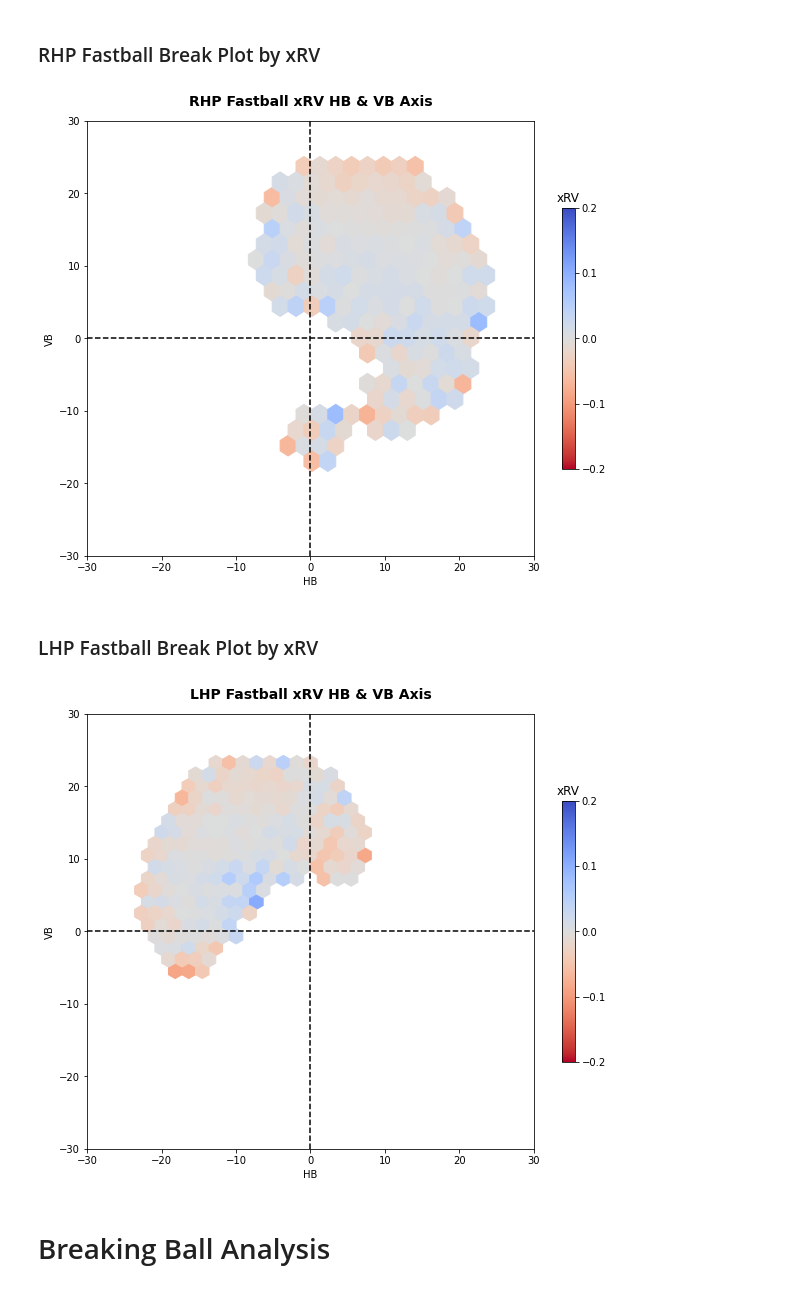
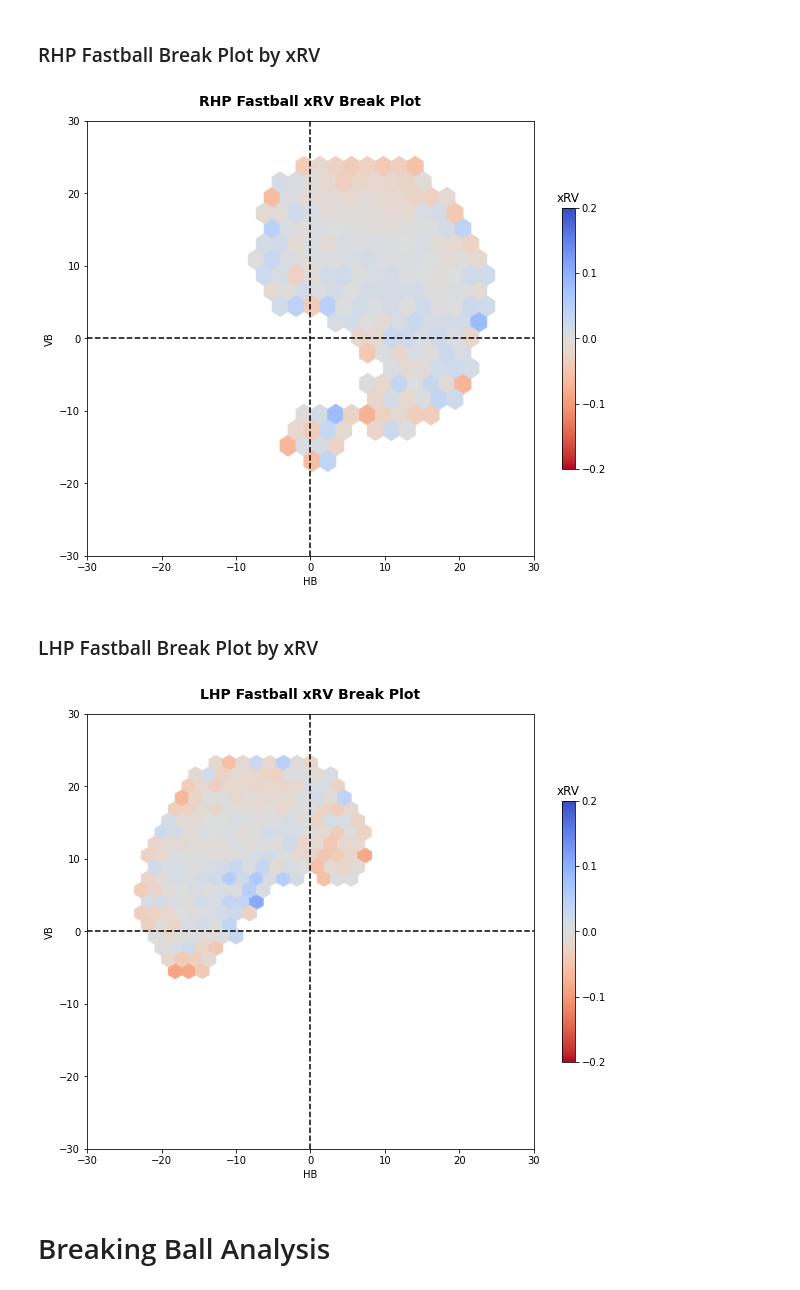
Before and after one commit to anthonyzurke/RVmodel, a Jupyter notebook: notebooks/analysis-rv.ipynb, the cells around one changed output. Saved outputs shown, nothing was run; the diff lists cells and outputs as text; code cells hidden in the pictures.

```diff
--- a/notebooks/analysis-rv.ipynb
+++ b/notebooks/analysis-rv.ipynb
@@ -263,14 +263,14 @@ See Full Dataframe in Mito
 # %%
 plt.figure(figsize = (10, 8))
 plt.hexbin(rhp_fb['pfx_x'], rhp_fb['pfx_z'], C = rhp_fb['xRV'], cmap = 'coolwarm_r',
            mincnt = 10, gridsize = 20)
 cb = plt.colorbar(ticks = [-.2,-.1, 0, .1, .2], shrink = .6)
 cb.ax.set_title('xRV'), plt.clim(-.2, .2)
 plt.xlabel('HB'), plt.ylabel('VB'), plt.xlim(-30, 30), plt.ylim(-30, 30)
 plt.axhline(0, color = 'black', ls = '--'), plt.axvline(0, color = 'black', ls = '--')
-plt.title('RHP Fastball xRV HB & VB Axis', fontsize = 14, fontweight = 'bold', pad = 15);
+plt.title('RHP Fastball xRV Break Plot', fontsize = 14, fontweight = 'bold', pad = 15);
 # %% [output]
-[figure, old version]
+[figure, new version]
 # %% [markdown]
 ### LHP Fastball Break Plot by xRV
 # %%
@@ -282,9 +282,9 @@ cb = plt.colorbar(ticks = [-.2,-.1, 0, .1, .2], shrink = .6)
 cb.ax.set_title('xRV'), plt.clim(-.2, .2)
 plt.xlabel('HB'), plt.ylabel('VB'), plt.xlim(-30, 30), plt.ylim(-30, 30)
 plt.axhline(0, color = 'black', ls = '--'), plt.axvline(0, color = 'black', ls = '--')
-plt.title('LHP Fastball xRV HB & VB Axis', fontsize = 14, fontweight = 'bold', pad = 15);
+plt.title('LHP Fastball xRV Break Plot', fontsize = 14, fontweight = 'bold', pad = 15);
 # %% [output]
-[figure, old version]
+[figure, new version]
 # %% [markdown]
 # Breaking Ball Analysis
 # %% [markdown]
```
Also changed, not shown: parts of 5 cells of this notebook, 4 other files.
